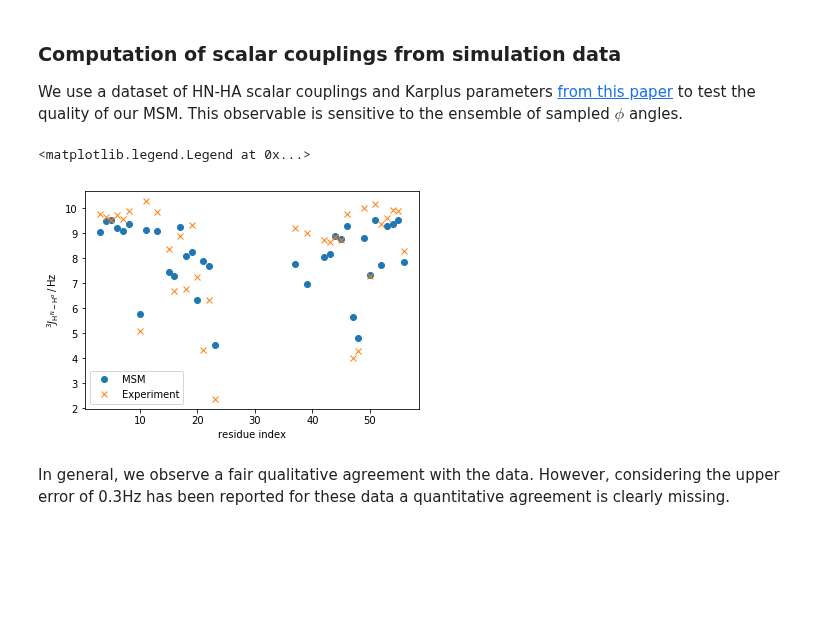
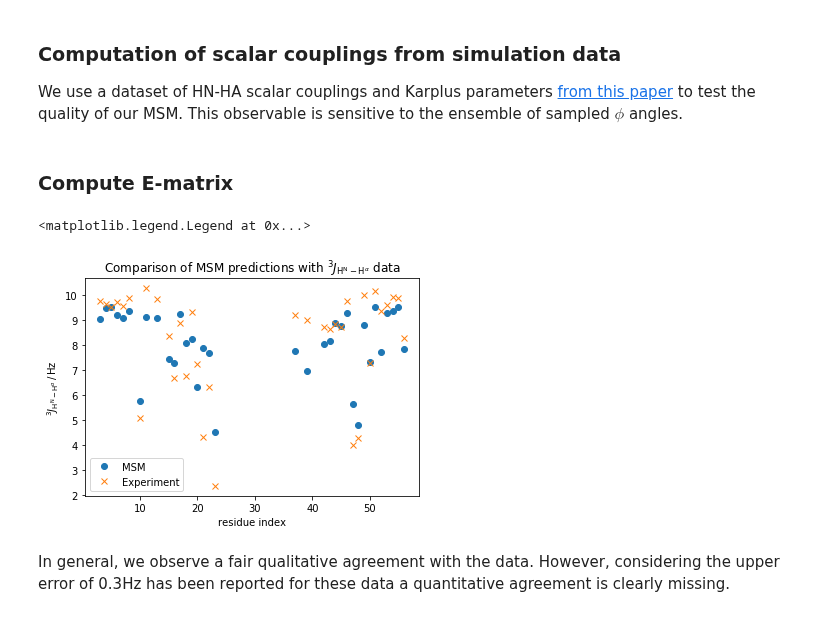
Before and after one commit to markovmodel/PyEMMA_IPython, a Jupyter notebook: methods/amm/augmented_markov_model_walkthrough.ipynb, the cells around one changed output. Cells and saved outputs as stored; diff of their text form; code cells hidden in the pictures; blank space fills up the shorter version.

```diff
--- a/methods/amm/augmented_markov_model_walkthrough.ipynb
+++ b/methods/amm/augmented_markov_model_walkthrough.ipynb
@@ -270,5 +274,7 @@ Phi_all = np.vstack(phis_)-np.pi/3 # correct the phase
 cosPhi_all = np.cos(Phi_all)
 cossqPhi_all = cosPhi_all*cosPhi_all
 JC_all = A_*cossqPhi_all+B_*cosPhi_all+C_
+# %% [markdown]
+### Compute E-matrix
 # %%
 # Compute E-matrix
@@ -283,14 +289,15 @@ a=[int(i) for i in set(md_phi_rindex).intersection(expljc[:,0])]
 idx_expl = [np.where(expljc[:,0]==i)[0][0] for i in a]
 idx_md = [np.where(np.array(md_phi_rindex)==i)[0][0] for i in a]
 # %%
-plt.plot(np.array(md_phi_rindex)[idx_md], M_gb3.stationary_distribution.dot(_E[:,idx_md]),'o',label='MSM')
+plt.plot(np.array(md_phi_rindex)[idx_md], M_gb3.stationary_distribution.dot(_E[:, idx_md]),'o',label='MSM')
 plt.plot(expljc[idx_expl,0], expljc[idx_expl,1],'x', label='Experiment')
 plt.xlabel('residue index')
 plt.ylabel(r'$^3J_{\mathrm{H}^{\mathrm{N}}-\mathrm{H}^{\alpha}}\, / \, \mathrm{Hz}$')
+plt.title(r'Comparison of MSM predictions with $^3J_{\mathrm{H}^{\mathrm{N}}-\mathrm{H}^{\alpha}}$ data')
 plt.legend()
 # %% [output]
 <matplotlib.legend.Legend at 0x...>
-[figure, old version]
+[figure, new version]
 # %% [markdown]
 In general, we observe a fair qualitative agreement with the data. However, considering the upper error of 0.3Hz has been reported for these data a quantitative agreement is clearly missing.
 # %%
```
Also changed, not shown: parts of 27 cells of this notebook, 1 other file.
